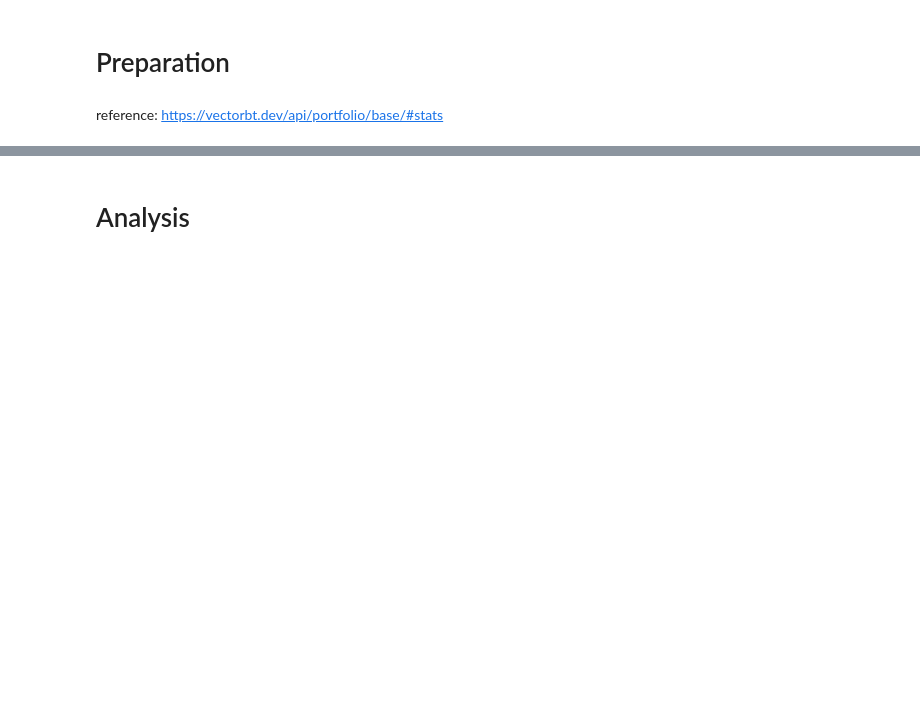
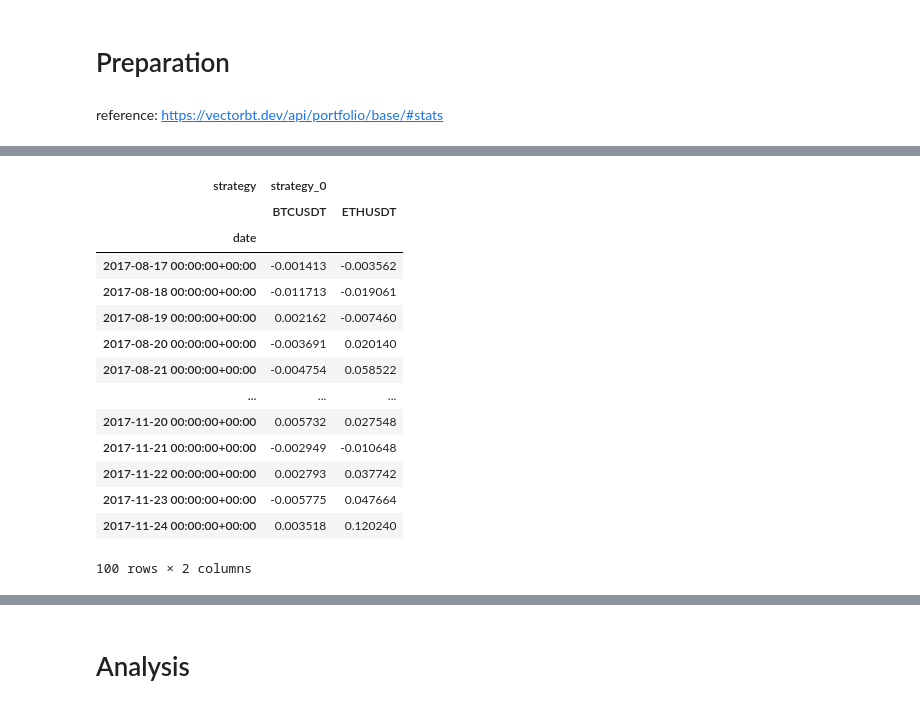
Before and after one commit to tomlupo/vectorbt_tools, a Jupyter notebook: examples/backtesting_analysis.ipynb, the cells around one changed output, grey strips where cells are left out. Cells and saved outputs as stored; diff of their text form; code cells hidden in the pictures; blank space fills up the shorter version.

```diff
--- a/examples/backtesting_analysis.ipynb
+++ b/examples/backtesting_analysis.ipynb
@@ -11,0 +104,5 @@ column = 0
+# %%
+fees = trans.droplevel(1).set_index('column',append=True).fees.unstack(-1).fillna(0)
+fees.columns = pd.MultiIndex.from_tuples(fees.columns)
+fees.columns.names = _pf.wrapper.columns.names
+fees
@@ -11,0 +118,3 @@ column = 0
+# %%
+pf_nav_shifted = pf_nav.shift(1).fillna(_pf.init_cash)
+pf_nav_shifted
@@ -11,0 +135,3 @@ column = 0
+# %%
+fees_pct = fees.div(pf_nav_shifted.loc[fees.index],axis=0)
+fees_pct
@@ -11,0 +147,19 @@ column = 0
+# %%
+ctr_net = ctr.sub(fees_pct.reindex(ctr.index).fillna(0),axis=1)
+ctr_net
+# %% [output]
+| strategy | strategy_0 |  |
+|  | BTCUSDT | ETHUSDT |
+| date |  |  |
+| 2017-08-17 00:00:00+00:00 | -0.001413 | -0.003562 |
+| 2017-08-18 00:00:00+00:00 | -0.011713 | -0.019061 |
+| 2017-08-19 00:00:00+00:00 | 0.002162 | -0.007460 |
+| 2017-08-20 00:00:00+00:00 | -0.003691 | 0.020140 |
+| 2017-08-21 00:00:00+00:00 | -0.004754 | 0.058522 |
+| ... | ... | ... |
+| 2017-11-20 00:00:00+00:00 | 0.005732 | 0.027548 |
+| 2017-11-21 00:00:00+00:00 | -0.002949 | -0.010648 |
+| 2017-11-22 00:00:00+00:00 | 0.002793 | 0.037742 |
+| 2017-11-23 00:00:00+00:00 | -0.005775 | 0.047664 |
+| 2017-11-24 00:00:00+00:00 | 0.003518 | 0.120240 |
+100 rows × 2 columns
```
Also changed, not shown: parts of 12 cells of this notebook, 3 other files.
